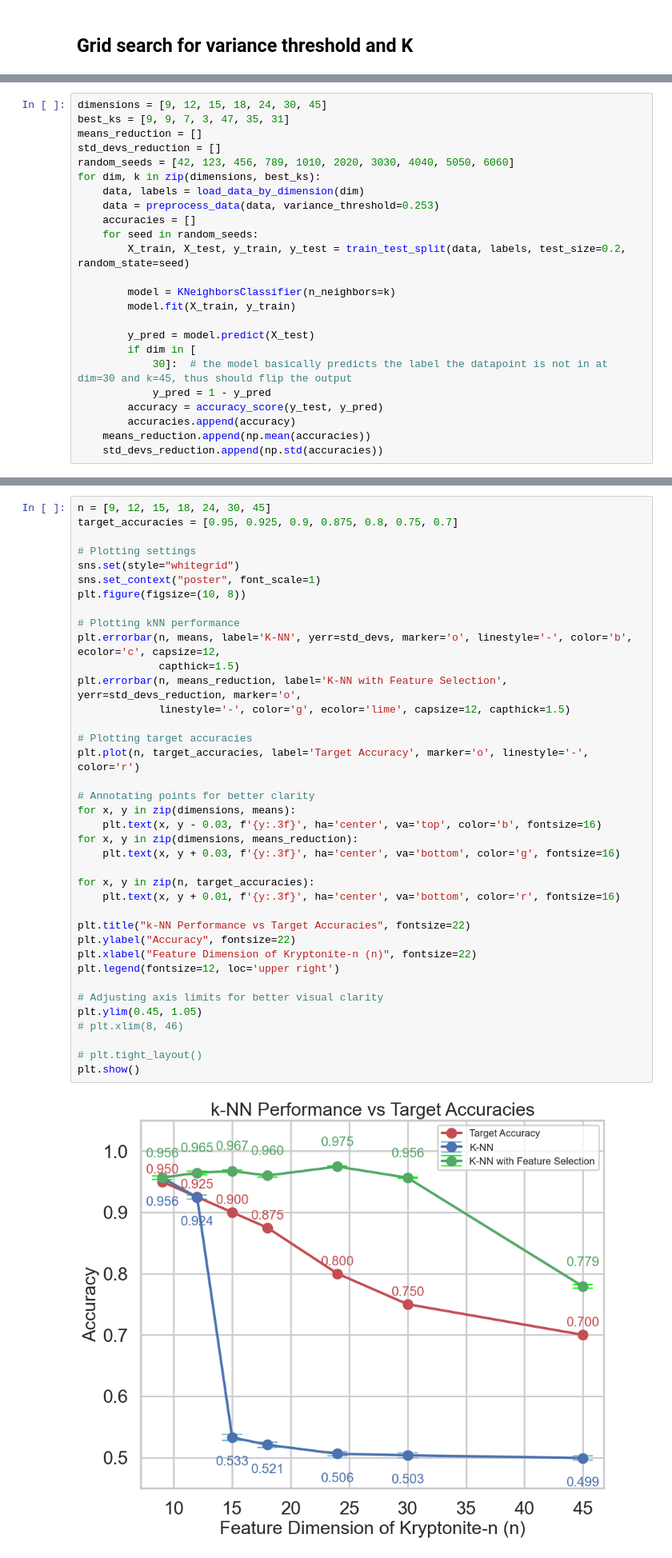
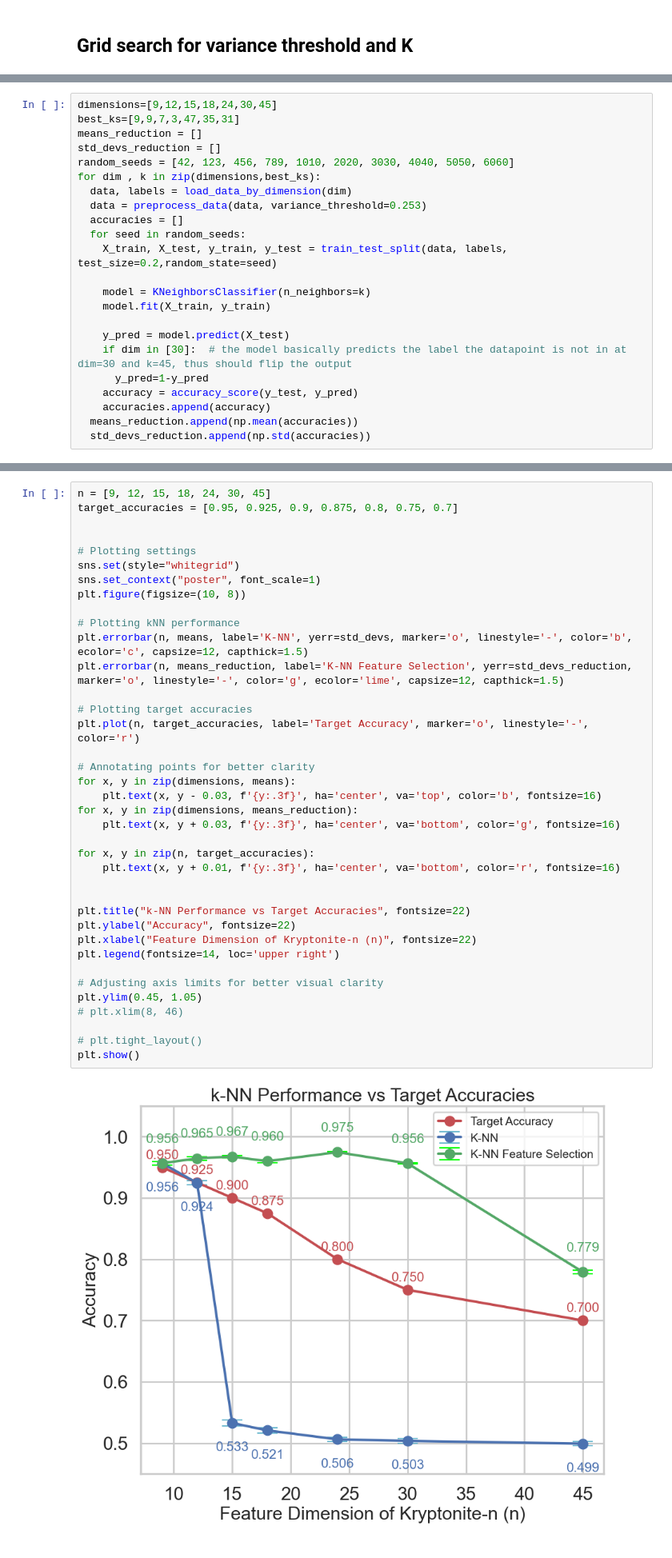
Before and after one commit to Daniel4078/COMP70015-MML-coursework, a Jupyter notebook: Knn.ipynb, the cells around one changed output, grey strips where cells are left out. Shown at 80% size. Cells and saved outputs as stored; diff of their text form.

Commit message:
update on graphs

```diff
--- a/Knn.ipynb
+++ b/Knn.ipynb
@@ -265,24 +265,23 @@ Threshold: 0.253, K: 31, Accuracy: 0.7767916666666668
 # %%
-dimensions = [9, 12, 15, 18, 24, 30, 45]
-best_ks = [9, 9, 7, 3, 47, 35, 31]
+dimensions=[9,12,15,18,24,30,45]
+best_ks=[9,9,7,3,47,35,31]
 means_reduction = []
 std_devs_reduction = []
 random_seeds = [42, 123, 456, 789, 1010, 2020, 3030, 4040, 5050, 6060]
-for dim, k in zip(dimensions, best_ks):
-    data, labels = load_data_by_dimension(dim)
-    data = preprocess_data(data, variance_threshold=0.253)
-    accuracies = []
-    for seed in random_seeds:
-        X_train, X_test, y_train, y_test = train_test_split(data, labels, test_size=0.2, random_state=seed)
+for dim , k in zip(dimensions,best_ks):
+  data, labels = load_data_by_dimension(dim)
+  data = preprocess_data(data, variance_threshold=0.253)
+  accuracies = []
+  for seed in random_seeds:
+    X_train, X_test, y_train, y_test = train_test_split(data, labels, test_size=0.2,random_state=seed)
 
-        model = KNeighborsClassifier(n_neighbors=k)
-        model.fit(X_train, y_train)
+    model = KNeighborsClassifier(n_neighbors=k)
+    model.fit(X_train, y_train)
 
-        y_pred = model.predict(X_test)
-        if dim in [
-            30]:  # the model basically predicts the label the datapoint is not in at dim=30 and k=45, thus should flip the output
-            y_pred = 1 - y_pred
-        accuracy = accuracy_score(y_test, y_pred)
-        accuracies.append(accuracy)
-    means_reduction.append(np.mean(accuracies))
-    std_devs_reduction.append(np.std(accuracies))
+    y_pred = model.predict(X_test)
+    if dim in [30]:  # the model basically predicts the label the datapoint is not in at dim=30 and k=45, thus should flip the output
+      y_pred=1-y_pred
+    accuracy = accuracy_score(y_test, y_pred)
+    accuracies.append(accuracy)
+  means_reduction.append(np.mean(accuracies))
+  std_devs_reduction.append(np.std(accuracies))
@@ -289,42 +296,42 @@ for dim, k in zip(dimensions, best_ks):
 # %%
 n = [9, 12, 15, 18, 24, 30, 45]
 target_accuracies = [0.95, 0.925, 0.9, 0.875, 0.8, 0.75, 0.7]
+
 
 # Plotting settings
 sns.set(style="whitegrid")
 sns.set_context("poster", font_scale=1)
 plt.figure(figsize=(10, 8))
 
 # Plotting kNN performance
-plt.errorbar(n, means, label='K-NN', yerr=std_devs, marker='o', linestyle='-', color='b', ecolor='c', capsize=12,
-             capthick=1.5)
-plt.errorbar(n, means_reduction, label='K-NN with Feature Selection', yerr=std_devs_reduction, marker='o',
-             linestyle='-', color='g', ecolor='lime', capsize=12, capthick=1.5)
+plt.errorbar(n, means, label='K-NN', yerr=std_devs, marker='o', linestyle='-', color='b', ecolor='c', capsize=12, capthick=1.5)
+plt.errorbar(n, means_reduction, label='K-NN Feature Selection', yerr=std_devs_reduction, marker='o', linestyle='-', color='g', ecolor='lime', capsize=12, capthick=1.5)
 
 # Plotting target accuracies
 plt.plot(n, target_accuracies, label='Target Accuracy', marker='o', linestyle='-', color='r')
 
 # Annotating points for better clarity
 for x, y in zip(dimensions, means):
     plt.text(x, y - 0.03, f'{y:.3f}', ha='center', va='top', color='b', fontsize=16)
 for x, y in zip(dimensions, means_reduction):
     plt.text(x, y + 0.03, f'{y:.3f}', ha='center', va='bottom', color='g', fontsize=16)
 
 for x, y in zip(n, target_accuracies):
     plt.text(x, y + 0.01, f'{y:.3f}', ha='center', va='bottom', color='r', fontsize=16)
 
+
 plt.title("k-NN Performance vs Target Accuracies", fontsize=22)
 plt.ylabel("Accuracy", fontsize=22)
 plt.xlabel("Feature Dimension of Kryptonite-n (n)", fontsize=22)
-plt.legend(fontsize=12, loc='upper right')
+plt.legend(fontsize=14, loc='upper right')
 
 # Adjusting axis limits for better visual clarity
 plt.ylim(0.45, 1.05)
 # plt.xlim(8, 46)
 
 # plt.tight_layout()
 plt.show()
 # %% [output]
-[figure, old version]
+[figure, new version]
 # %% [markdown]
 # Experiment 3: KNN performance with different distance weights
```
Also changed, not shown: parts of 33 cells of this notebook.
